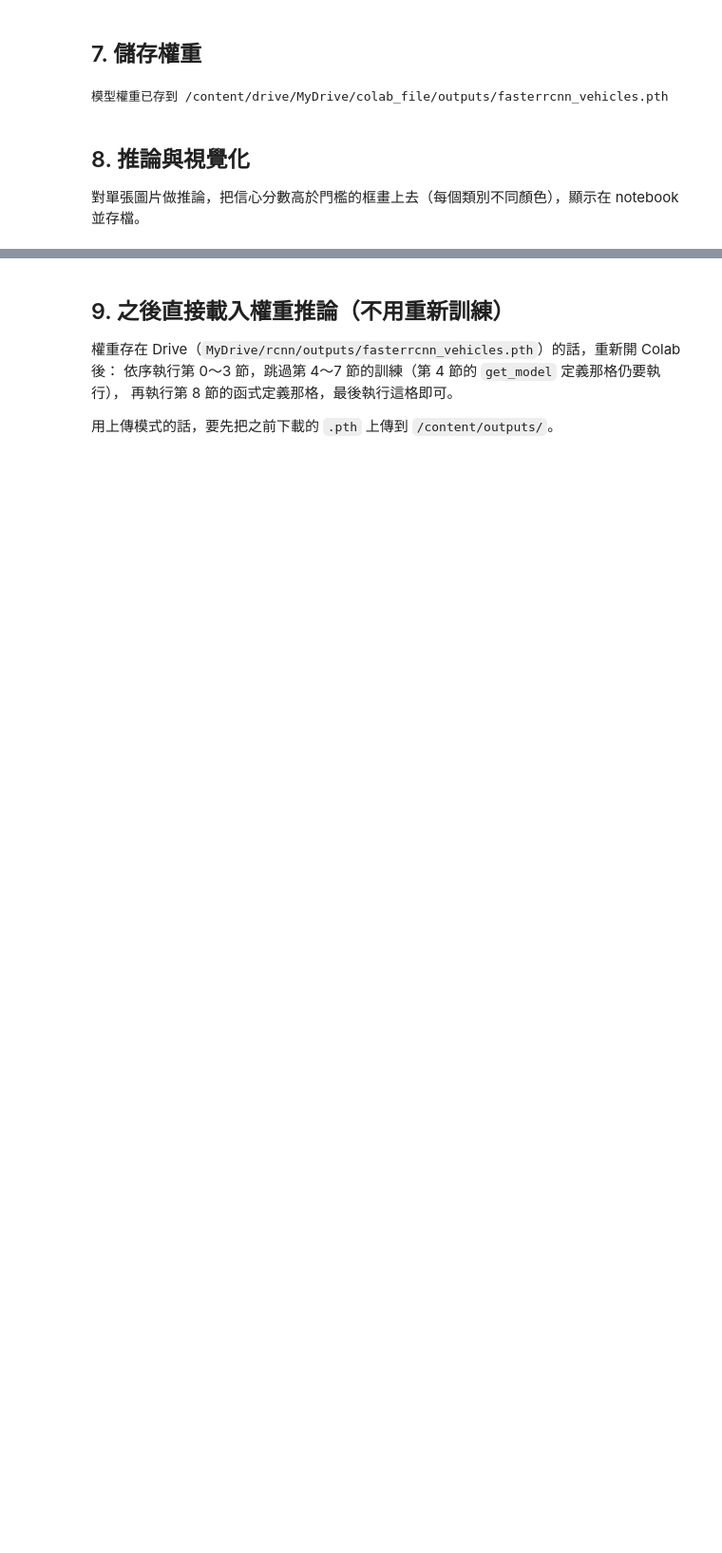
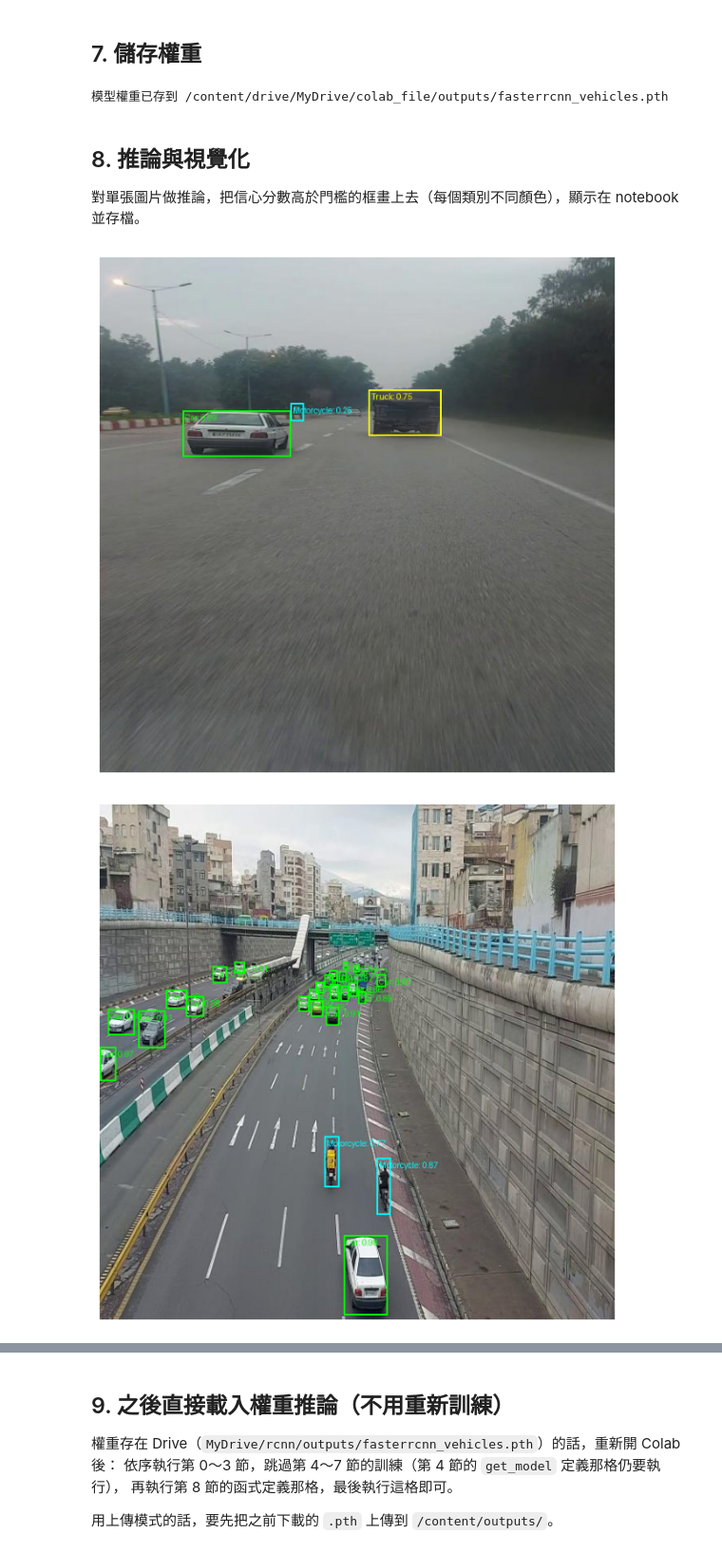
Before and after one commit to 22495521/99-multiplication-table, a Jupyter notebook: faster_rcnn_vehicles_colab.ipynb, the cells around one changed output, grey strips where cells are left out. Shown at 95% size. Drawn from its saved outputs; the diff is of its cells as text; code cells hidden in the pictures; blank space fills up the shorter version.

```diff
--- a/faster_rcnn_vehicles_colab.ipynb
+++ b/faster_rcnn_vehicles_colab.ipynb
@@ -398,28 +396,41 @@ if DATA_SOURCE == "upload":
 
 對單張圖片做推論，把信心分數高於門檻的框畫上去（每個類別不同顏色），顯示在 notebook 並存檔。
 # %%
+from torchvision.ops import nms
+
 @torch.no_grad()
 def predict_and_show(model, image_path, device, save_path=None):
     model.eval()
     image = read_image(str(image_path), mode=ImageReadMode.RGB)
     x = get_transform(train=False)(image).to(device)
     pred = model([x])[0]
 
-    keep = pred["scores"] > SCORE_THRESHOLD
-    boxes = pred["boxes"][keep].cpu()
-    names = [CLASSES[i] for i in pred["labels"][keep].tolist()]
-    scores = pred["scores"][keep].tolist()
-    labels = [f"{n}: {s:.2f}" for n, s in zip(names, scores)]
+    thr = torch.tensor([CLASS_THRESHOLD[CLASSES[l]] for l in pred["labels"].tolist()],
+                       device=pred["scores"].device)
+    keep = pred["scores"] > thr
+    # keep = pred["scores"] > SCORE_THRESHOLD
+    boxes, scores, label_ids = pred["boxes"][keep], pred["scores"][keep], pred["labels"][keep]
+
+    # 不分類別去重：重疊超過 0.5 的框只留分數最高的
+    idx = nms(boxes, scores, iou_threshold=0.5)
+    boxes, scores, label_ids = boxes[idx].cpu(), scores[idx], label_ids[idx]
+
+    names = [CLASSES[i] for i in label_ids.tolist()]
+    labels = [f"{n}: {s:.2f}" for n, s in zip(names, scores.tolist())]
 
     drawn = draw_bounding_boxes(image, boxes, labels, colors=[CLASS_COLORS[n] for n in names], width=2)
-    counts = {n: names.count(n) for n in CLASSES[1:] if n in names}
-    print(f"偵測到 {len(boxes)} 台車：{counts}")
-
     plt.figure(figsize=(8, 8))
     plt.imshow(drawn.permute(1, 2, 0))
     plt.axis("off")
     plt.show()
 
     if save_path is not None:
         F.to_pil_image(drawn).save(save_path)
-        print(f"結果已存到 {save_path}")
+
+
+for i in range(3):
+    test_img_path = dataset_test.img_dir / dataset_test.imgs[i]
+    predict_and_show(model, test_img_path, device, OUTPUT_DIR / f"prediction_{i}.png")
+# %% [output]
+[figure, added]
+[figure, added]
```
Also changed, not shown: parts of 13 cells of this notebook.
